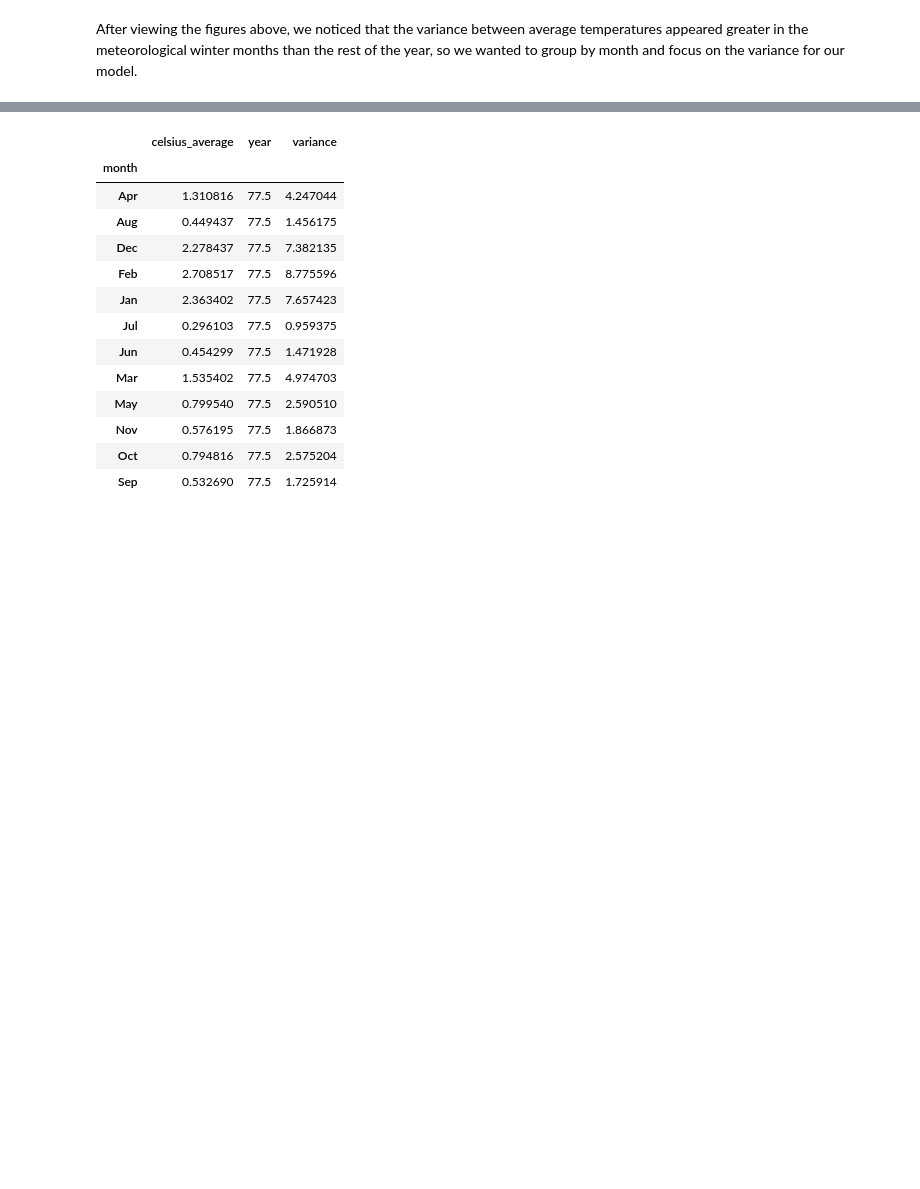
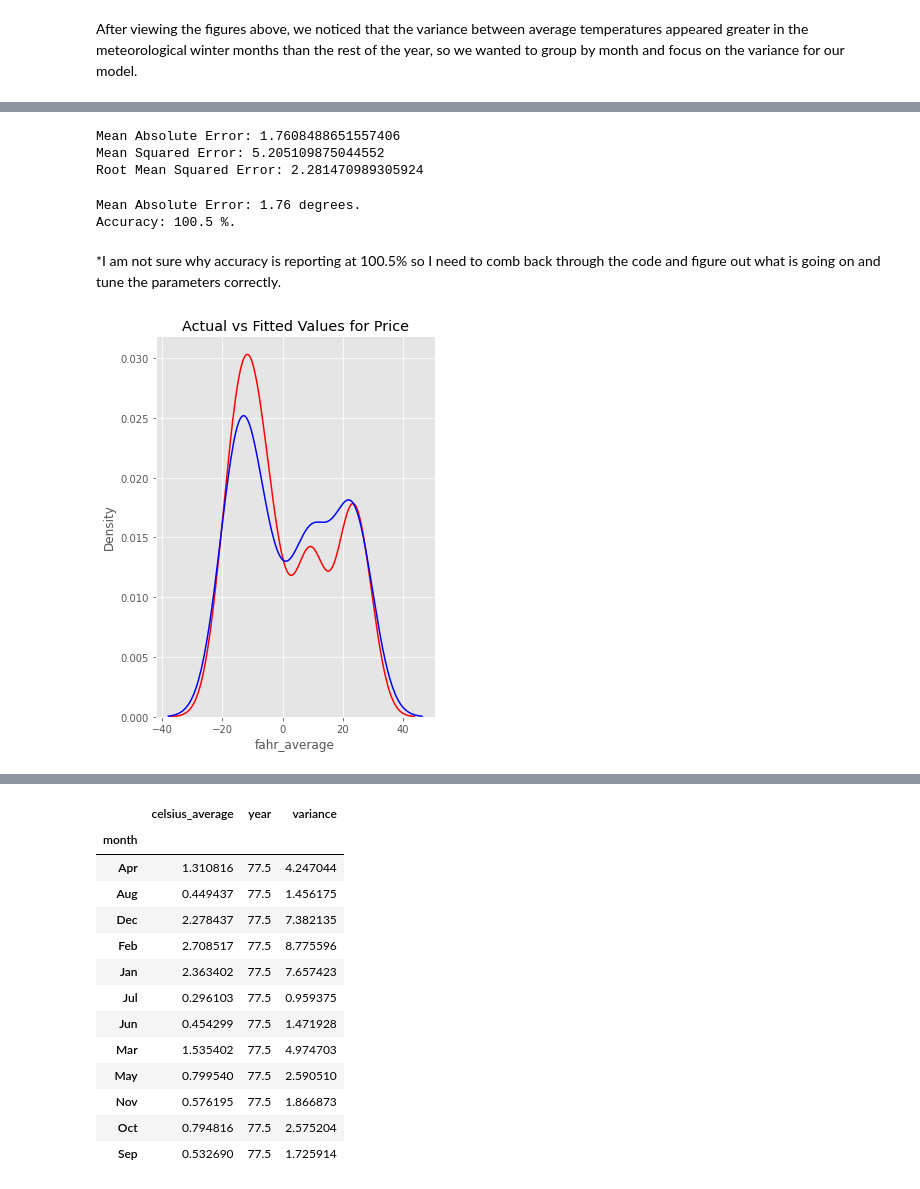
Before and after one commit to arianajschindler/greenland_climate_variation, a Jupyter notebook: Schindler_final_climate_project.ipynb, the cells around one changed output, grey strips where cells are left out. Drawn from its saved outputs; the diff is of its cells as text; code cells hidden in the pictures; blank space fills up the shorter version.

```diff
--- a/Schindler_final_climate_project.ipynb
+++ b/Schindler_final_climate_project.ipynb
@@ -202,0 +324,4 @@ After viewing the figures above, we noticed that the variance between average te
+# %%
+# trying out parameter max_depth=8
+dtree = DecisionTreeRegressor(max_depth=8, min_samples_leaf=10)
+dtree.fit(X_train, y_train)
@@ -202,0 +345,14 @@ After viewing the figures above, we noticed that the variance between average te
+# %%
+# Fit the regression tree 'dtree1' and 'dtree2' to test other values for the parameter max_depth
+dtree1 = DecisionTreeRegressor(max_depth=2)
+dtree2 = DecisionTreeRegressor(max_depth=5)
+dtree1.fit(X_train, y_train)
+dtree2.fit(X_train, y_train)
+
+# Predict on training data
+tr1 = dtree1.predict(X_train)
+tr2 = dtree2.predict(X_train)
+
+# Predict on testing data
+y1 = dtree1.predict(X_test)
+y2 = dtree2.predict(X_test)
@@ -202,0 +391,11 @@ After viewing the figures above, we noticed that the variance between average te
+# %%
+#RF model
+model_rf = RandomForestRegressor(n_estimators=1000, max_depth=8, bootstrap=True, oob_score=True, random_state=42)
+model_rf.fit(X_train, y_train)
+pred_train_rf= model_rf.predict(X_train)
+print(np.sqrt(mean_squared_error(y_train,pred_train_rf)))
+print(r2_score(y_train, pred_train_rf))
+
+pred_test_rf = model_rf.predict(X_test)
+print(np.sqrt(mean_squared_error(y_test,pred_test_rf)))
+print(r2_score(y_test, pred_test_rf))
@@ -202,0 +409,2 @@ After viewing the figures above, we noticed that the variance between average te
+# %%
+y_pred = model_rf.predict(X_test)
@@ -202,0 +428,38 @@ After viewing the figures above, we noticed that the variance between average te
+# %%
+from sklearn import metrics
+print('Mean Absolute Error:', metrics.mean_absolute_error(y_test, y_pred))
+print('Mean Squared Error:', metrics.mean_squared_error(y_test, y_pred))
+print('Root Mean Squared Error:', np.sqrt(metrics.mean_squared_error(y_test, y_pred)))
+# %% [output]
+Mean Absolute Error: 1.7608488651557406
+Mean Squared Error: 5.205109875044552
+Root Mean Squared Error: 2.281470989305924
+# %%
+# Calculate the absolute errors
+errors = abs(y_pred - y_test)
+# Print out the mean absolute error (mae)
+print('Mean Absolute Error:', round(np.mean(errors), 2), 'degrees.')
+
+# Calculate mean absolute percentage error (MAPE)
+mape = 100 * (errors / y_test)
+# Calculate and display accuracy
+accuracy = 100 - np.mean(mape)
+print('Accuracy:', round(accuracy, 2), '%.')
+# %% [output]
+Mean Absolute Error: 1.76 degrees.
+Accuracy: 100.5 %.
+# %% [markdown]
+*I am not sure why accuracy is reporting at 100.5% so I need to comb back through the code and figure out what is going on and tune the parameters correctly.
+# %%
+import seaborn as sns
+plt.figure(figsize=(5, 7))
+
+ax = sns.distplot(y, hist=False, color="r", label="Actual Value")
+sns.distplot(y_pred, hist=False, color="b", label="Fitted Values" , ax=ax)
+
+plt.title('Actual vs Fitted Values for Price')
+
+plt.show()
+plt.close()
+# %% [output]
+[figure, added]
```
Also changed, not shown: parts of 37 cells of this notebook.
